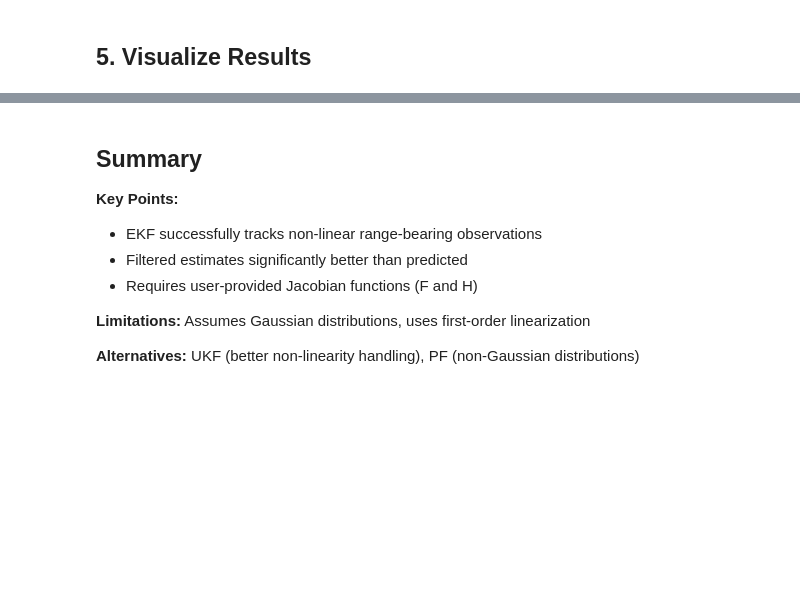
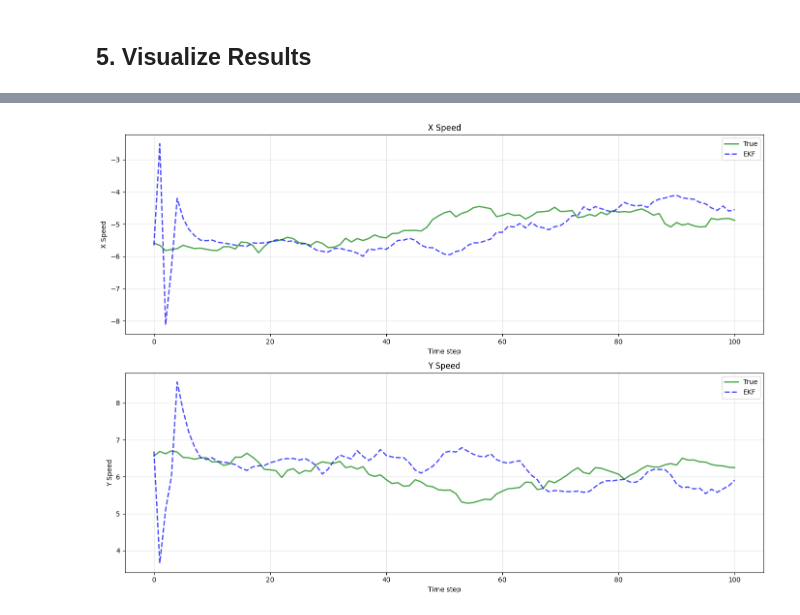
Before and after one commit to ChunchaoPeter/ml_simulation_research, a Jupyter notebook: ekf_ukf_pf/ekf_demo.ipynb, the cells around one changed output, grey strips where cells are left out. Drawn from its saved outputs; the diff is of its cells as text; code cells hidden in the pictures; blank space fills up the shorter version.

```diff
--- a/ekf_ukf_pf/ekf_demo.ipynb
+++ b/ekf_ukf_pf/ekf_demo.ipynb
@@ -39,9 +46,9 @@ def state_transition_fn(x, u=None):
 # Observation: z = [range, bearing]
 def observation_fn(x):
     x_pos, y_pos = x[0, 0], x[2, 0]
-    r = tf.sqrt(x_pos**2 + y_pos**2 + 1e-8)
+    r = tf.sqrt(x_pos**2 + y_pos**2)
     theta = tf.atan2(y_pos, x_pos)
-    return tf.stack([r, theta])[:, None]
+    return tf.stack([r, theta])[:, tf.newaxis]
 
 # Jacobians (using model's methods)
 state_transition_jacobian_fn = lambda x, u=None: model.A
@@ -52,17 +61,16 @@ print("Functions and Jacobians defined")
 ## 3. Initialize and Run EKF
 # %%
 # Initialize EKF
-x0 = tf.zeros([4, 1], dtype=tf.float32)
+x0 = true_states[:,1]
 Sigma0 = tf.eye(4, dtype=tf.float32) * 100.0
 
 ekf = ExtendedKalmanFilter(
     state_transition_fn=state_transition_fn,
     observation_fn=observation_fn,
-    Q=model.Q, R=model.R, x0=x0, Sigma0=Sigma0,
+    Q=model.Q,
+    R=model.R,
+    x0=x0,
+    Sigma0=Sigma0,
     state_transition_jacobian_fn=state_transition_jacobian_fn,
     observation_jacobian_fn=observation_jacobian_fn
 )
-
-# Run filter
-filtered_states, predicted_states = ekf.filter(obs)
-print(f"Filtered states: {filtered_states.shape}")
@@ -140,11 +161,28 @@ plt.show()
-# %% [markdown]
-## Summary
-
-**Key Points:**
-- EKF successfully tracks non-linear range-bearing observations
-- Filtered estimates significantly better than predicted
-- Requires user-provided Jacobian functions (F and H)
-
-**Limitations:** Assumes Gaussian distributions, uses first-order linearization
-
-**Alternatives:** UKF (better non-linearity handling), PF (non-Gaussian distributions)
+# %%
+fig, axes = plt.subplots(2, 1, figsize=(14, 10))
+
+# X Speed
+ax = axes[0]
+state_time = np.arange(0, T+1)
+ax.plot(state_time, true_states[1, :].numpy(), 'g-', linewidth=2, label='True', alpha=0.7)
+ax.plot(state_time, filtered_states[1, :].numpy(), 'b--', linewidth=2, label='EKF', alpha=0.7)
+ax.set_xlabel('Time step')
+ax.set_ylabel('X Speed')
+ax.set_title('X Speed')
+ax.grid(True, alpha=0.3)
+ax.legend()
+
+# Y Position
+ax = axes[1]
+ax.plot(state_time, true_states[3, :].numpy(), 'g-', linewidth=2, label='True', alpha=0.7)
+ax.plot(state_time, filtered_states[3, :].numpy(), 'b--', linewidth=2, label='EKF', alpha=0.7)
+ax.set_xlabel('Time step')
+ax.set_ylabel('Y Speed')
+ax.set_title('Y Speed')
+ax.grid(True, alpha=0.3)
+ax.legend()
+
+plt.tight_layout()
+plt.show()
+# %% [output]
+[figure, added]
```
Also changed, not shown: parts of 5 cells of this notebook.
